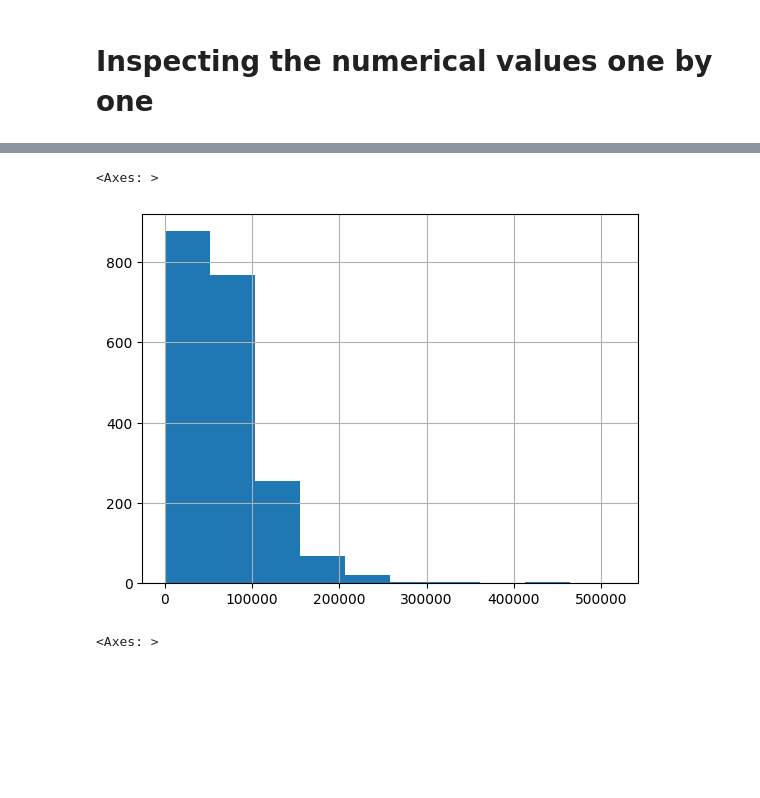
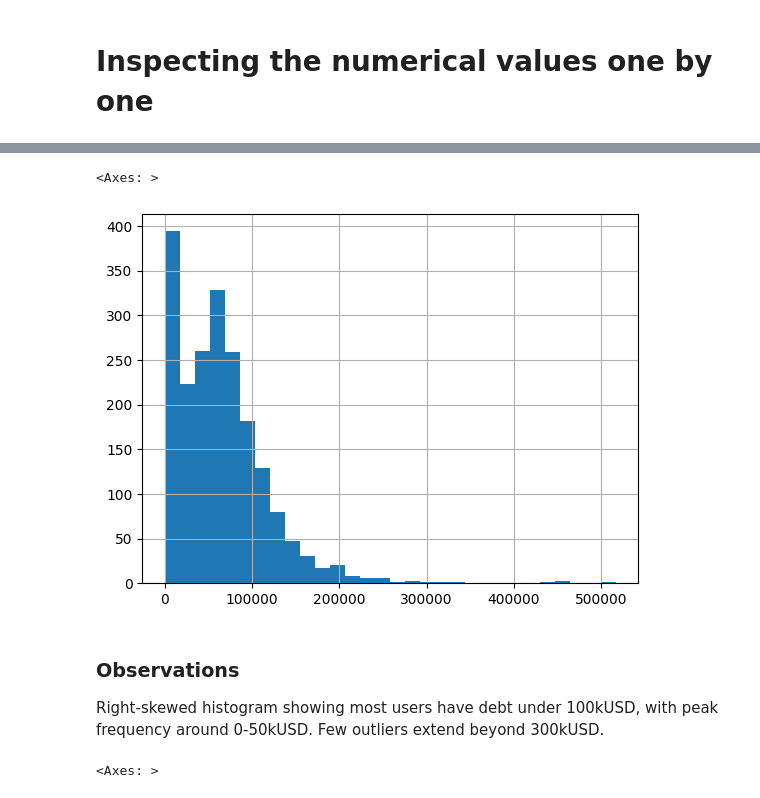
Before and after one commit to DonaldJobDev/credit-card-user-analysis, a Jupyter notebook: notebooks/credit_card_users_analysis.ipynb, the cells around one changed output, grey strips where cells are left out. Cells and saved outputs as stored; diff of their text form; code cells hidden in the pictures; blank space fills up the shorter version.

```diff
--- a/notebooks/credit_card_users_analysis.ipynb
+++ b/notebooks/credit_card_users_analysis.ipynb
@@ -143,3 +145,6 @@ users = users.rename(columns={
     'Yearly Income - Person': 'annual_income_usd_per_person',
     'Total Debt': 'total_debt_usd'
 })
+
+users['Zipcode'] = users['Zipcode'].astype(str)
+users.dtypes
@@ -179,8 +226,11 @@ users['annual_income_usd_per_person'].hist()
 # %%
-users['total_debt_usd'].hist()
+users['total_debt_usd'].hist(bins=30)
 # %% [output]
 <Axes: >
-[figure, old version]
+[figure, new version]
+# %% [markdown]
+### Observations
+Right-skewed histogram showing most users have debt under 100kUSD, with peak frequency around 0-50kUSD. Few outliers extend beyond 300kUSD.
 # %%
 users['FICO Score'].hist()
 # %% [output]
```
Also changed, not shown: parts of 14 cells of this notebook.
